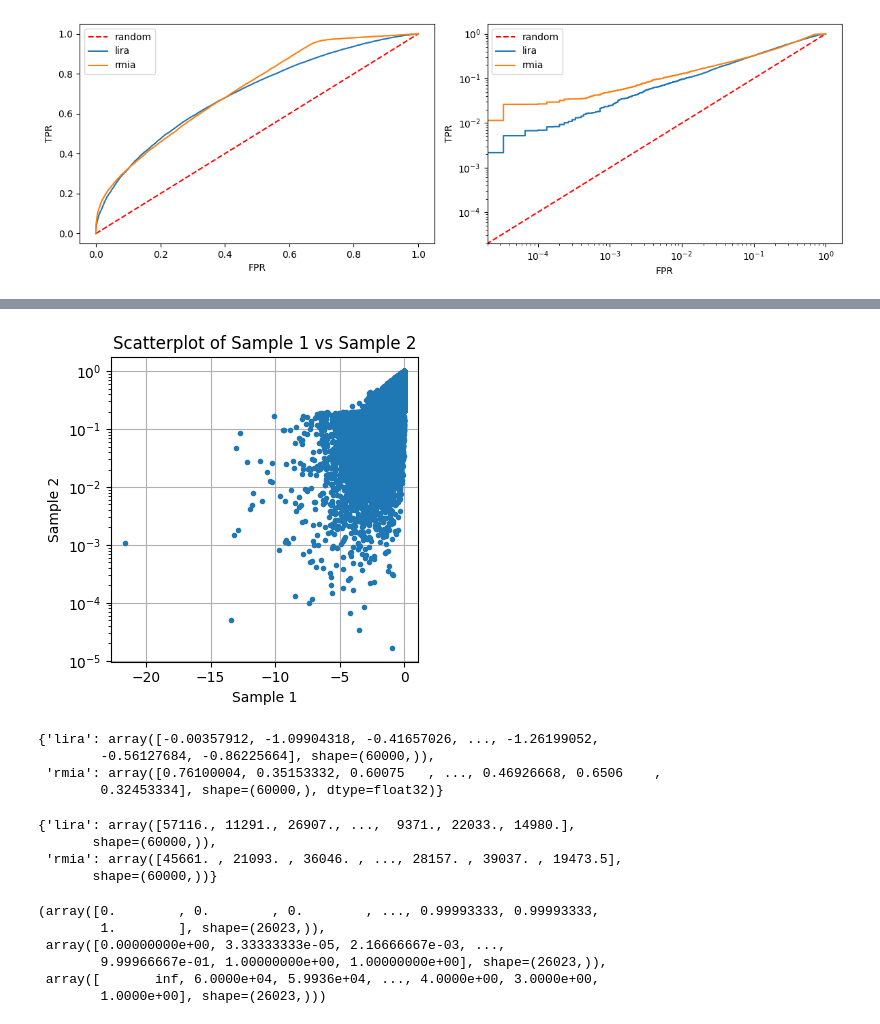
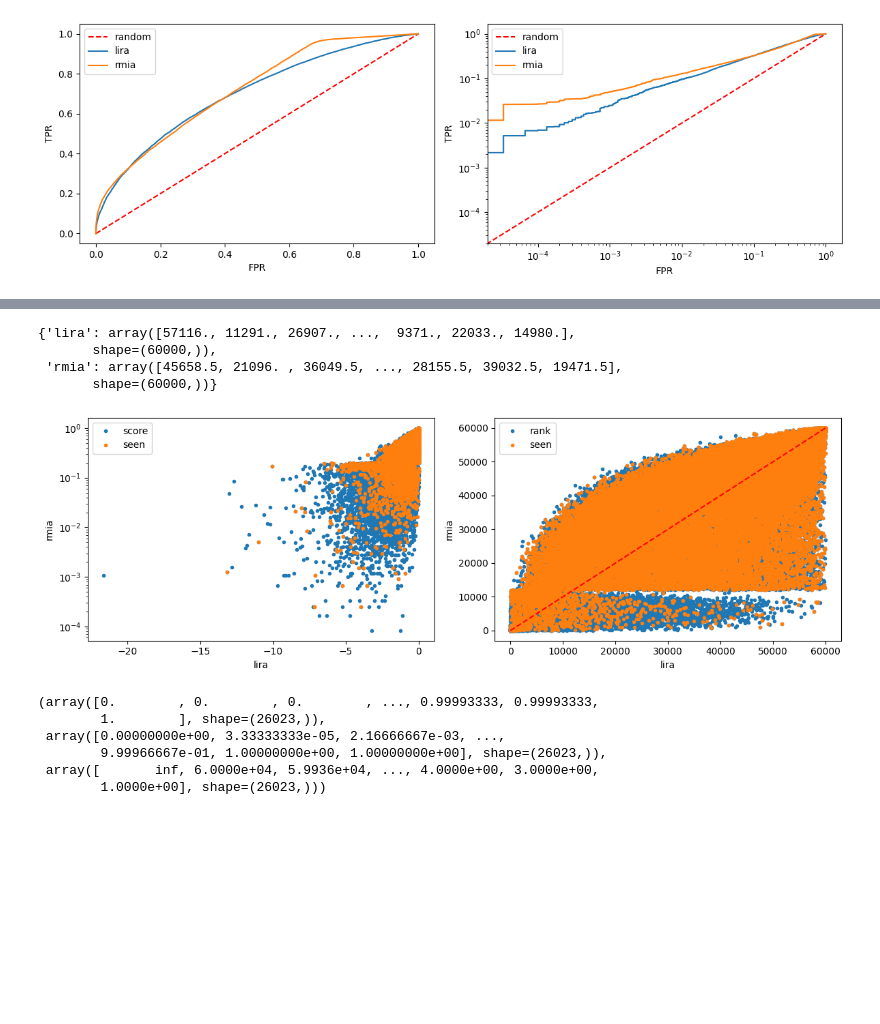
Before and after one commit to aidotse/LeakPro, a Jupyter notebook: examples/mia/cifar/B4_disparity.ipynb, the cells around one changed output, grey strips where cells are left out. Saved outputs shown, nothing was run; the diff lists cells and outputs as text; code cells hidden in the pictures; blank space fills up the shorter version.

```diff
--- a/examples/mia/cifar/B4_disparity.ipynb
+++ b/examples/mia/cifar/B4_disparity.ipynb
@@ -52,5 +52,5 @@ Wall time: 590 ms
 
 from leakpro.attacks.mia_attacks.rmia import rmia_vectorised
 
-scores["rmia"] = rmia_vectorised(target_probs.ravel(), shadow_probs, shadow_inmask)
+scores["rmia"] = rmia_vectorised(target_probs.ravel(), shadow_probs, shadow_inmask, z_indices=np.arange(0,60000,5))
 # %% [output]
@@ -110,23 +107,4 @@ Spearman's rank correlation (rho): 0.7236038711684729
 P-value: 0.0
-# %%
-# Create scatterplot
-plt.figure(figsize=(4, 4))
-plt.semilogy(scores["lira"], scores["rmia"], '.')
-plt.xlabel("Sample 1")
-plt.ylabel("Sample 2")
-plt.title("Scatterplot of Sample 1 vs Sample 2")
-plt.grid(True)
-plt.tight_layout()
-plt.show()
-# %% [output]
-[figure, removed]
-# %%
-scores
-# %% [output]
-{'lira': array([-0.00357912, -1.09904318, -0.41657026, ..., -1.26199052,
-        -0.56127684, -0.86225664], shape=(60000,)),
- 'rmia': array([0.76100004, 0.35153332, 0.60075   , ..., 0.46926668, 0.6506    ,
-        0.32453334], shape=(60000,), dtype=float32)}
 # %%
 from scipy.stats import rankdata
 
@@ -138,8 +116,25 @@ scores_rank
 # %% [output]
 {'lira': array([57116., 11291., 26907., ...,  9371., 22033., 14980.],
        shape=(60000,)),
- 'rmia': array([45661. , 21093. , 36046. , ..., 28157. , 39037. , 19473.5],
+ 'rmia': array([45658.5, 21096. , 36049.5, ..., 28155.5, 39032.5, 19471.5],
        shape=(60000,))}
+# %%
+
+fig, axs = plt.subplots(1,2,figsize=(12,4))
+axs[0].semilogy(scores["lira"], scores["rmia"], '.', label="score")
+axs[1].plot(scores_rank["lira"], scores_rank["rmia"], '.', label="rank")
+axs[0].semilogy(scores["lira"][target_inmask.ravel()], scores["rmia"][target_inmask.ravel()], '.', label="seen")
+axs[1].plot(scores_rank["lira"][target_inmask.ravel()], scores_rank["rmia"][target_inmask.ravel()], '.', label="seen")
+for i in [0,1]:
+    axs[i].set_xlabel("lira")
+    axs[i].set_ylabel("rmia")
+    axs[i].legend()
+xy = np.linspace(0,60000,10)
+axs[1].plot(xy, xy, 'r--')
+plt.tight_layout()
+plt.show()
+# %% [output]
+[figure, added]
 # %%
 curves_rank = {
     key: roc_curve(target_inmask[~np.isnan(scores_rank[key]),0], scores_rank[key][~np.isnan(scores_rank[key])]) for key in scores_rank.keys()
```
Also changed, not shown: parts of 24 cells of this notebook, 4 other files.
